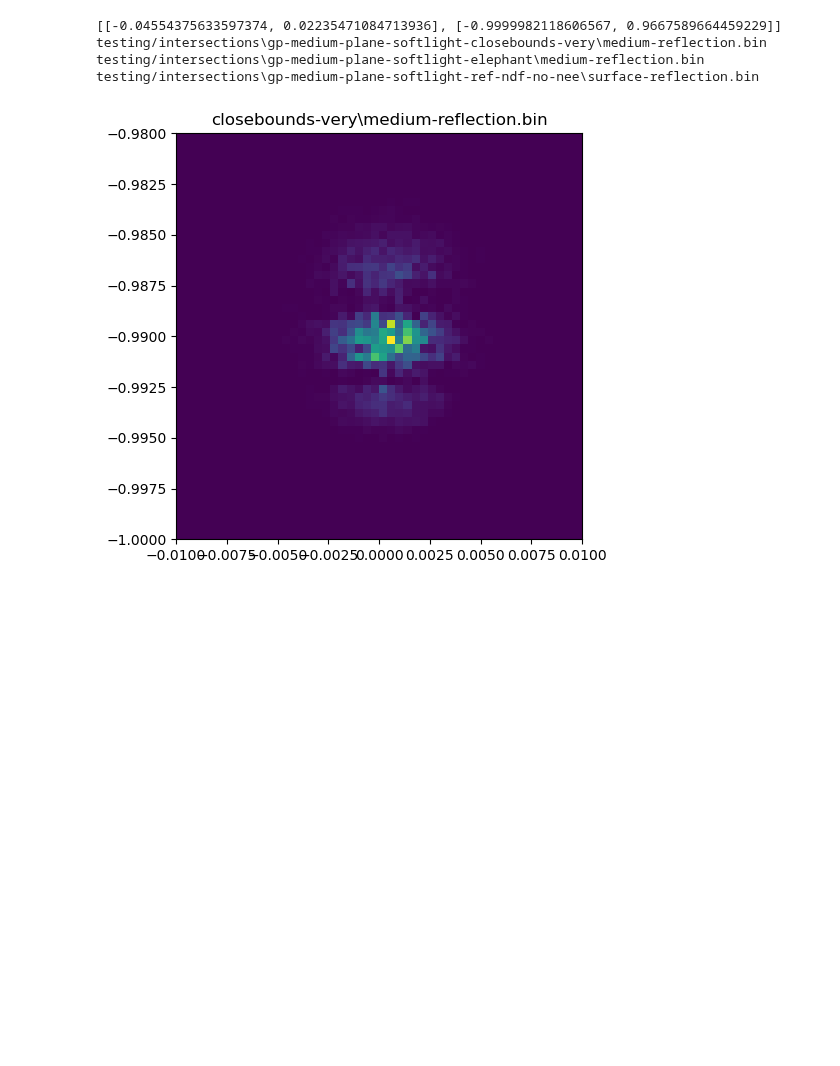
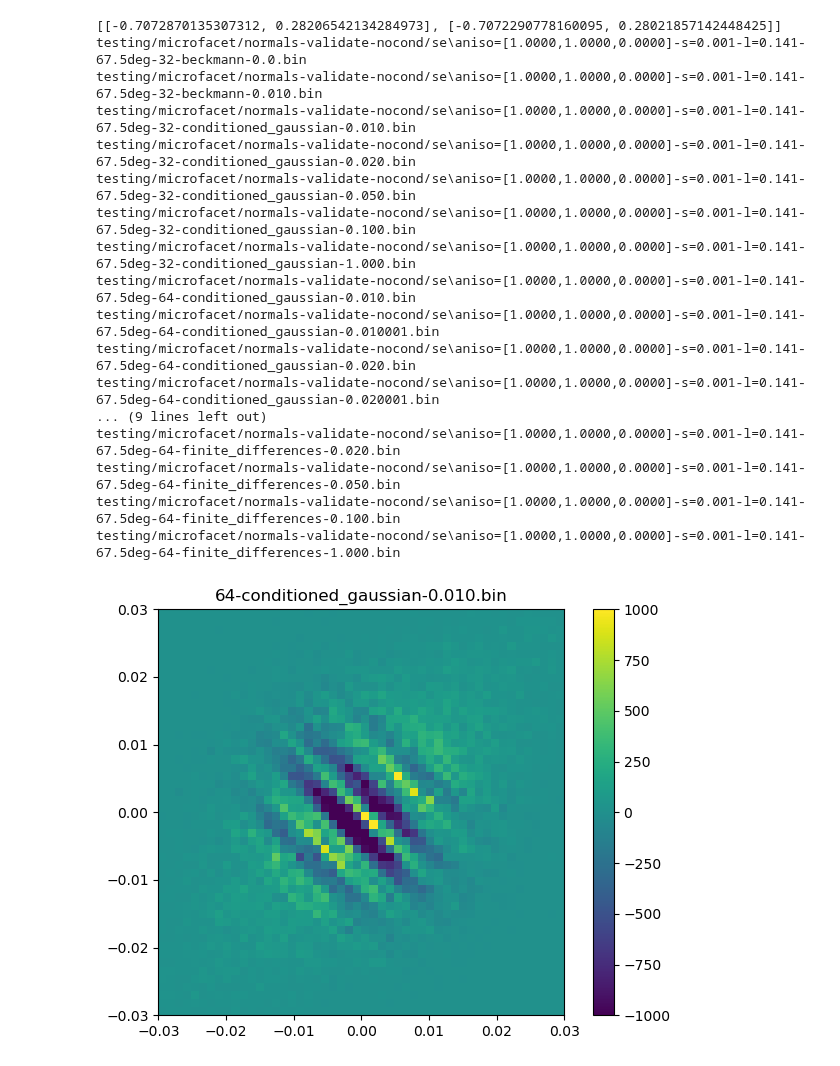
Before and after one commit to daseyb/tungsten, a Jupyter notebook: data/ndf.ipynb, the cells around one changed output. Drawn from its saved outputs; the diff is of its cells as text; code cells hidden in the pictures; blank space fills up the shorter version.

Commit message:
Progress on matching microfacets

```diff
--- a/data/ndf.ipynb
+++ b/data/ndf.ipynb
@@ -83,17 +83,21 @@ def plot_normal_collection(normals, label, file, bounds=((None, None), (None, No
     #fig, ax = plt.subplots(subplot_kw={'projection': 'polar'})
     fig, ax = plt.subplots(1, 1)
 
+    normals = normals[0][0][normals[0][0][:,2]>0]
+
     hist, X, Y = np.histogram2d(
-          normals[0][0][:,0],
-          normals[0][0][:,1], bins=(50, 50), range=bounds, density=True)
+          normals[:,0],
+          normals[:,1], bins=(50, 50), range=bounds, density=True)
 
     if gt_normals != None:
+        gt_normals = gt_normals[0][0][gt_normals[0][0][:,2]>0]
         gt_hist, _, _ = np.histogram2d(
-          gt_normals[0][0][:,0],
-          gt_normals[0][0][:,1], bins=(50, 50), range=bounds, density=True)
-        hist = (hist-gt_hist)**2
+          gt_normals[:,0],
+          gt_normals[:,1], bins=(50, 50), range=bounds, density=True)
+        hist = (hist-gt_hist)
 
-    ax.pcolormesh(X, Y, hist.T)
+    pc = ax.pcolormesh(X, Y, hist.T, vmin=-1000, vmax=1000)
+    plt.colorbar(pc, ax=ax)
 
     ax.set_xlim(*bounds[0])
     ax.set_ylim(*bounds[1])
@@ -167,7 +171,7 @@ def br(L2):
 normal_files = dict()
 bounds = [[np.inf,-np.inf], [np.inf, -np.inf]]
 
-for file in glob.glob("testing/intersections/*plane*/*reflection*.bin"):
+for file in glob.glob("testing/microfacet/normals-validate-nocond/se/*l=0.14*67*.bin"):
 #for file in glob.glob("normals-validate-nocond/se/*.bin"):
     if "old" in file or "realizations" in file or "failed" in file:
         continue
@@ -181,39 +185,60 @@ for file in glob.glob("testing/intersections/*plane*/*reflection*.bin"):
         normal_files[key] = []
 
     bounds[0][0] = np.minimum(np.min(normals[:,0]), bounds[0][0])
     bounds[0][1] = np.maximum(np.max(normals[:,0]), bounds[0][1])
     bounds[1][0] = np.minimum(np.min(normals[:,1]), bounds[1][0])
     bounds[1][1] = np.maximum(np.max(normals[:,1]), bounds[1][1])
 
     normal_files[key].append((normals, file[deg_idx+3:-4]))
     #plot_normal_collection(normals, file[len("visible-normals/"):], file)
 
 common_prefix = os.path.commonprefix(list(normal_files.keys()))
+common_postfix = "" # os.path.commonprefix([k[::-1] for k in list(normal_files.keys())])[::-1]
 print(bounds)
 
 for k, v in normal_files.items():
-    print(k)
     if "l=1" in k:
         beckmann_roughness = np.sqrt(2)
     elif "l=0.5" in k:
         beckmann_roughness = 2*np.sqrt(2)
     elif "l=0.1" in k:
         beckmann_roughness = 10*np.sqrt(2)
 
+    if "conditioned" not in k or "64" not in k:
+        continue
+
+    print(k)
+
     #plot_normal_collection_1D(v, k[len("visible-normals/"):], k,
     #                        beckmann_roughness=np.round(beckmann_roughness, 4))
 
     #plot_normal_collection(v, k[len(common_prefix):], k, bounds = ((-0.03, 0.03), (-0.03, 0.03)) if "normals" in k else ((-0.01, 0.01), (-1, -0.98)))
 
-    plot_normal_collection(v, k[len(common_prefix):], k, bounds = ((-0.03, 0.03), (-0.03, 0.03)) if "normals" in k else ((-0.01, 0.01), (-1, -0.98)),
-                           gt_normals=normal_files["testing/intersections\\gp-medium-plane-softlight-ref-ndf-no-nee\\surface-reflection.bin"])
+    #plot_normal_collection(v, k[len(common_prefix):], k, bounds = ((-0.03, 0.03), (-0.03, 0.03)) if "normals" in k else ((-0.01, 0.01), (-1, -0.98)),
+    #                       gt_normals=normal_files["testing/intersections\\gp-medium-plane-softlight-ref-ndf-no-nee\\surface-reflection.bin"])
 
-    #plot_normal_collection(v, k[len(common_prefix):], k, bounds = ((-0.03, 0.03), (-0.03, 0.03)))
+    #plot_normal_collection(v, k[len(common_prefix):-len(common_postfix)], k, bounds = ((-0.03, 0.03), (-0.03, 0.03)),
+    #                       gt_normals=normal_files["testing/intersections\\gp-medium-plane-softlight-mean-beckmann\\medium-normals.bin"])
     #plot_normal_collection(v, k[len(common_prefix):], k, bounds = ((-0.3, 0.3), (-0.3, 0.3)))
+    plot_normal_collection(v, k[len(common_prefix):], k, bounds = ((-0.03, 0.03), (-0.03, 0.03)),
+                           gt_normals=normal_files["testing/microfacet/normals-validate-nocond/se\\aniso=[1.0000,1.0000,0.0000]-s=0.001-l=0.141-67.5deg-32-beckmann-0.010.bin"])
     #plot_normal_collection(v, k[len(common_prefix):], k, bounds = bounds)
 # %% [output]
-[[-0.04554375633597374, 0.02235471084713936], [-0.9999982118606567, 0.9667589664459229]]
-testing/intersections\gp-medium-plane-softlight-closebounds-very\medium-reflection.bin
-testing/intersections\gp-medium-plane-softlight-elephant\medium-reflection.bin
-testing/intersections\gp-medium-plane-softlight-ref-ndf-no-nee\surface-reflection.bin
+[[-0.7072870135307312, 0.28206542134284973], [-0.7072290778160095, 0.28021857142448425]]
+testing/microfacet/normals-validate-nocond/se\aniso=[1.0000,1.0000,0.0000]-s=0.001-l=0.141-67.5deg-32-beckmann-0.0.bin
+testing/microfacet/normals-validate-nocond/se\aniso=[1.0000,1.0000,0.0000]-s=0.001-l=0.141-67.5deg-32-beckmann-0.010.bin
+testing/microfacet/normals-validate-nocond/se\aniso=[1.0000,1.0000,0.0000]-s=0.001-l=0.141-67.5deg-32-conditioned_gaussian-0.010.bin
+testing/microfacet/normals-validate-nocond/se\aniso=[1.0000,1.0000,0.0000]-s=0.001-l=0.141-67.5deg-32-conditioned_gaussian-0.020.bin
+testing/microfacet/normals-validate-nocond/se\aniso=[1.0000,1.0000,0.0000]-s=0.001-l=0.141-67.5deg-32-conditioned_gaussian-0.050.bin
+testing/microfacet/normals-validate-nocond/se\aniso=[1.0000,1.0000,0.0000]-s=0.001-l=0.141-67.5deg-32-conditioned_gaussian-0.100.bin
+testing/microfacet/normals-validate-nocond/se\aniso=[1.0000,1.0000,0.0000]-s=0.001-l=0.141-67.5deg-32-conditioned_gaussian-1.000.bin
+testing/microfacet/normals-validate-nocond/se\aniso=[1.0000,1.0000,0.0000]-s=0.001-l=0.141-67.5deg-64-conditioned_gaussian-0.010.bin
+testing/microfacet/normals-validate-nocond/se\aniso=[1.0000,1.0000,0.0000]-s=0.001-l=0.141-67.5deg-64-conditioned_gaussian-0.010001.bin
+testing/microfacet/normals-validate-nocond/se\aniso=[1.0000,1.0000,0.0000]-s=0.001-l=0.141-67.5deg-64-conditioned_gaussian-0.020.bin
+testing/microfacet/normals-validate-nocond/se\aniso=[1.0000,1.0000,0.0000]-s=0.001-l=0.141-67.5deg-64-conditioned_gaussian-0.020001.bin
+... (9 lines left out)
+testing/microfacet/normals-validate-nocond/se\aniso=[1.0000,1.0000,0.0000]-s=0.001-l=0.141-67.5deg-64-finite_differences-0.020.bin
+testing/microfacet/normals-validate-nocond/se\aniso=[1.0000,1.0000,0.0000]-s=0.001-l=0.141-67.5deg-64-finite_differences-0.050.bin
+testing/microfacet/normals-validate-nocond/se\aniso=[1.0000,1.0000,0.0000]-s=0.001-l=0.141-67.5deg-64-finite_differences-0.100.bin
+testing/microfacet/normals-validate-nocond/se\aniso=[1.0000,1.0000,0.0000]-s=0.001-l=0.141-67.5deg-64-finite_differences-1.000.bin
-[figure, old version]
+[figure, new version]
```
Also changed, not shown: parts of 1 cell of this notebook, 15 other files.
